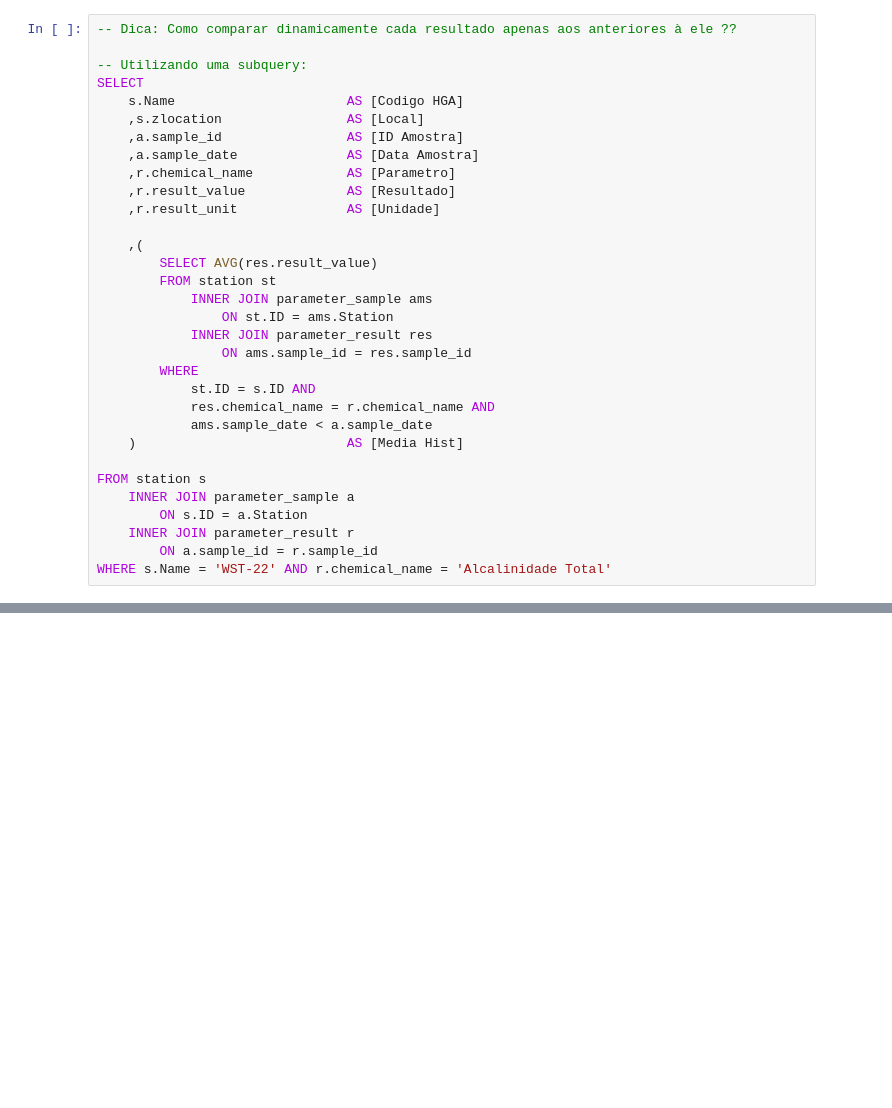
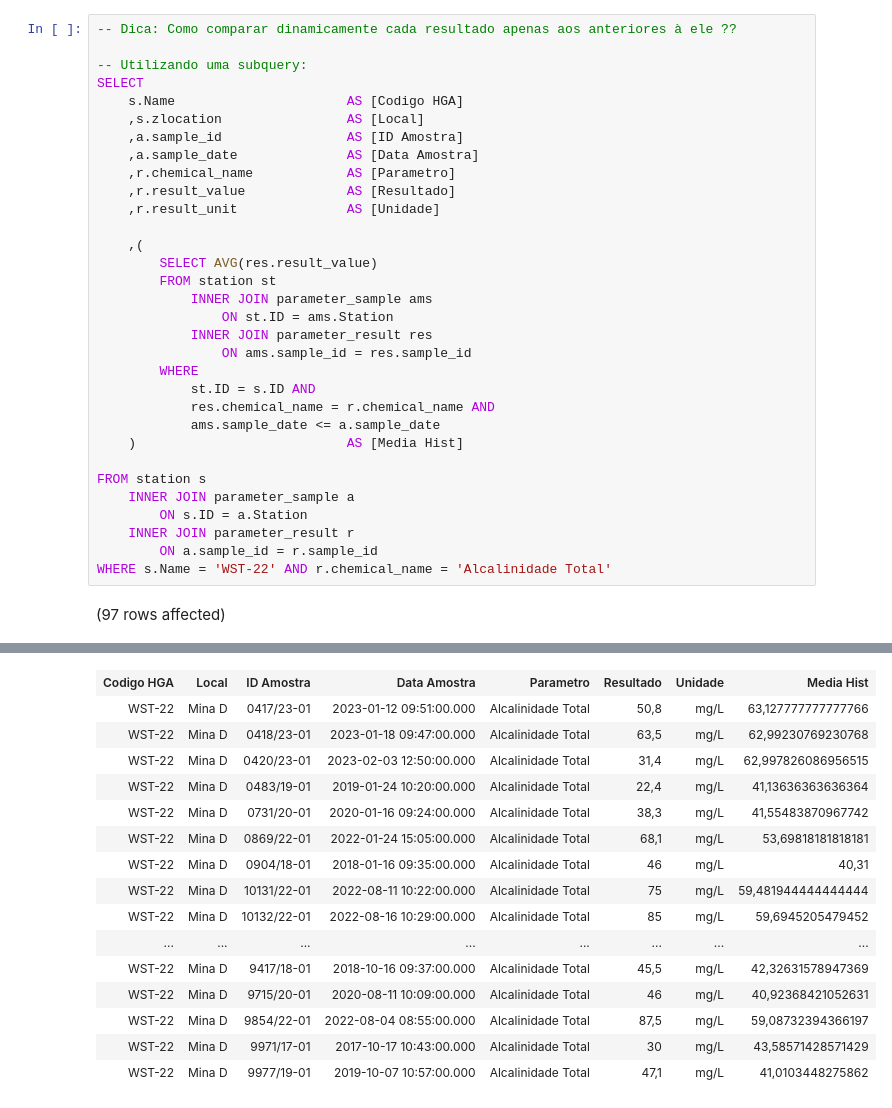
Before and after one commit to Waterservicestech/treinamento-sql-digital, a Jupyter notebook: desafios/aula03/Aula03_Challenge_Solution.ipynb, the cells around one changed output, grey strips where cells are left out. Saved outputs shown, nothing was run; the diff lists cells and outputs as text; blank space fills up the shorter version.

```diff
--- a/desafios/aula03/Aula03_Challenge_Solution.ipynb
+++ b/desafios/aula03/Aula03_Challenge_Solution.ipynb
@@ -49,7 +49,7 @@ SELECT
         WHERE
             st.ID = s.ID AND
             res.chemical_name = r.chemical_name AND
-            ams.sample_date < a.sample_date
+            ams.sample_date <= a.sample_date
     )                           AS [Media Hist]
 
 FROM station s
@@ -58,3 +58,5 @@ FROM station s
     INNER JOIN parameter_result r
         ON a.sample_id = r.sample_id
 WHERE s.Name = 'WST-22' AND r.chemical_name = 'Alcalinidade Total'
+# %% [output]
+(97 rows affected)
@@ -61,3 +64,19 @@ WHERE s.Name = 'WST-22' AND r.chemical_name = 'Alcalinidade Total'
+| Codigo HGA | Local | ID Amostra | Data Amostra | Parametro | Resultado | Unidade | Media Hist |
+| WST-22 | Mina D | 0417/23-01 | 2023-01-12 09:51:00.000 | Alcalinidade Total | 50,8 | mg/L | 63,127777777777766 |
+| WST-22 | Mina D | 0418/23-01 | 2023-01-18 09:47:00.000 | Alcalinidade Total | 63,5 | mg/L | 62,99230769230768 |
+| WST-22 | Mina D | 0420/23-01 | 2023-02-03 12:50:00.000 | Alcalinidade Total | 31,4 | mg/L | 62,997826086956515 |
+| WST-22 | Mina D | 0483/19-01 | 2019-01-24 10:20:00.000 | Alcalinidade Total | 22,4 | mg/L | 41,13636363636364 |
+| WST-22 | Mina D | 0731/20-01 | 2020-01-16 09:24:00.000 | Alcalinidade Total | 38,3 | mg/L | 41,55483870967742 |
+| WST-22 | Mina D | 0869/22-01 | 2022-01-24 15:05:00.000 | Alcalinidade Total | 68,1 | mg/L | 53,69818181818181 |
+| WST-22 | Mina D | 0904/18-01 | 2018-01-16 09:35:00.000 | Alcalinidade Total | 46 | mg/L | 40,31 |
+| WST-22 | Mina D | 10131/22-01 | 2022-08-11 10:22:00.000 | Alcalinidade Total | 75 | mg/L | 59,481944444444444 |
+| WST-22 | Mina D | 10132/22-01 | 2022-08-16 10:29:00.000 | Alcalinidade Total | 85 | mg/L | 59,6945205479452 |
+| ... | ... | ... | ... | ... | ... | ... | ... |
+| WST-22 | Mina D | 9417/18-01 | 2018-10-16 09:37:00.000 | Alcalinidade Total | 45,5 | mg/L | 42,32631578947369 |
+| WST-22 | Mina D | 9715/20-01 | 2020-08-11 10:09:00.000 | Alcalinidade Total | 46 | mg/L | 40,92368421052631 |
+| WST-22 | Mina D | 9854/22-01 | 2022-08-04 08:55:00.000 | Alcalinidade Total | 87,5 | mg/L | 59,08732394366197 |
+| WST-22 | Mina D | 9971/17-01 | 2017-10-17 10:43:00.000 | Alcalinidade Total | 30 | mg/L | 43,58571428571429 |
+| WST-22 | Mina D | 9977/19-01 | 2019-10-07 10:57:00.000 | Alcalinidade Total | 47,1 | mg/L | 41,0103448275862 |
 # %%
 -- Utilizando a função OVER em conjunto com AVG
 SELECT
```
Also changed, not shown: parts of 4 cells of this notebook, 5 other files.
